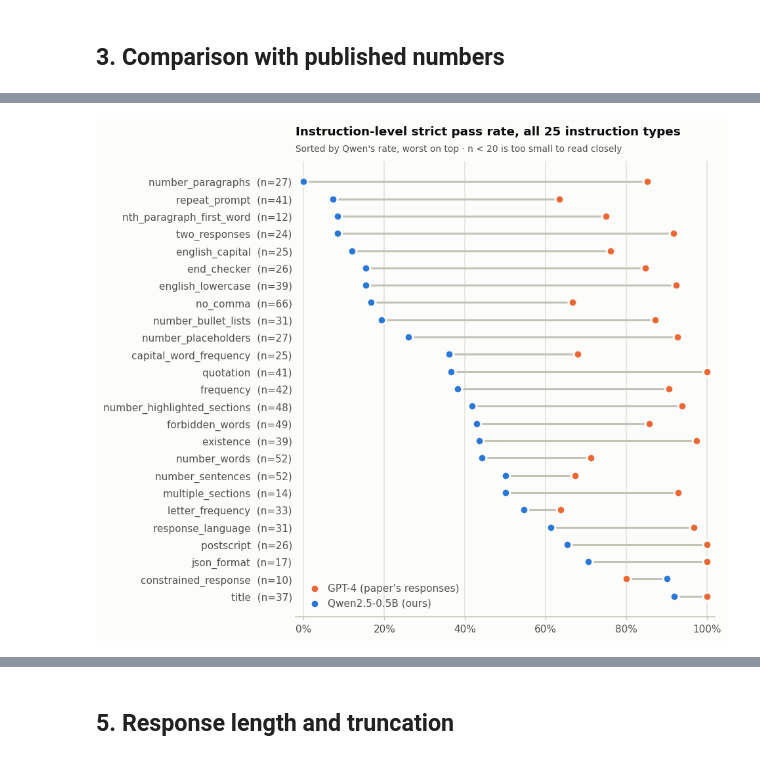
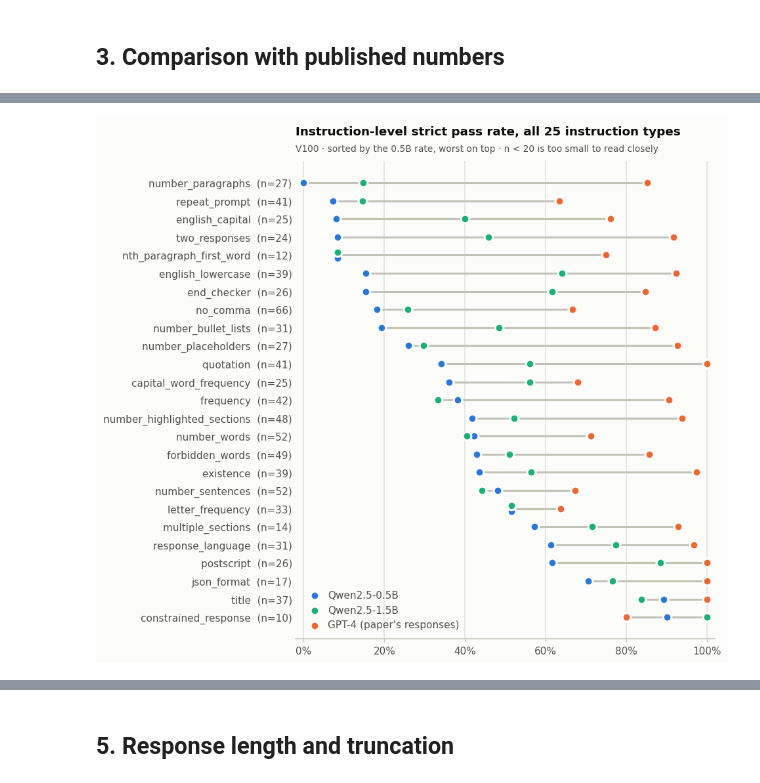
Before and after one commit to runjanna26/module_3_evaluation, a Jupyter notebook: report/evaluation_figures.ipynb, the cells around one changed output, grey strips where cells are left out. Drawn from its saved outputs; the diff is of its cells as text; code cells hidden in the pictures.

```diff
--- a/report/evaluation_figures.ipynb
+++ b/report/evaluation_figures.ipynb
@@ -221,22 +275,26 @@ table(["GPT-4", "Paper (Table 3)", "Our scorer", "Difference"],
 # %%
 base = four_metrics(BASELINE)
-fig, ax = plt.subplots(figsize=(7.5, 3.0))
+big = four_metrics(SCALE)
+fig, ax = plt.subplots(figsize=(7.5, 3.4))
 for y, name in enumerate(reversed(METRICS)):
-    k, n = base[name]
-    lo, hi = wilson(k, n)
-    ax.plot([100 * lo, 100 * hi], [y, y], color=QWEN, lw=2, solid_capstyle="round", zorder=2)
-    ax.scatter([100 * k / n], [y], color=QWEN, **DOT)
-    ax.text(100 * hi + 1.5, y, f"{100 * k / n:.1f}%", va="center", color=INK, fontsize=9.5)
+    for offset, metrics, colour in [(0.14, base, QWEN), (-0.14, big, QWEN15)]:
+        k, n = metrics[name]
+        lo, hi = wilson(k, n)
+        ax.plot([100 * lo, 100 * hi], [y + offset] * 2, color=colour, lw=2,
+                solid_capstyle="round", zorder=2)
+        ax.scatter([100 * k / n], [y + offset], color=colour, **DOT,
+                   label=None if y else ("Qwen2.5-0.5B" if colour == QWEN else "Qwen2.5-1.5B"))
+        ax.text(100 * hi + 1.2, y + offset, f"{100 * k / n:.1f}%", va="center", fontsize=9)
 ax.set_yticks(range(len(METRICS)), list(reversed(METRICS)))
 ax.tick_params(axis="y", length=0)
-ax.set_xlim(0, 60)
+ax.set_xlim(0, 70)
 ax.xaxis.set_major_formatter(PercentFormatter(decimals=0))
 ax.grid(axis="y", visible=False)
-title(ax, "Qwen2.5-0.5B-Instruct on IFEval",
-      "Accuracy with 95% Wilson interval · 541 prompts, 834 instructions · greedy, fp16")
+ax.legend(loc="upper right", labelcolor=INK_2, handletextpad=0.3)
+title(ax, "Qwen2.5 on IFEval, NVIDIA V100",
+      "Accuracy with 95% Wilson interval · 541 prompts, 834 instructions · greedy, fp16, batch 8")
 save(fig, "01_headline_metrics")
 
-table(["Metric", "Accuracy", "95% CI", "Passed / total"],
-      [[x, pct(*base[x]), "–".join(f"{100 * v:.1f}%" for v in wilson(*base[x])),
-        f"{base[x][0]} / {base[x][1]}"] for x in METRICS])
+table(["Metric", "0.5B", "0.5B 95% CI", "1.5B", "1.5B 95% CI"],
+      [[x, pct(*base[x]), ci(*base[x]), pct(*big[x]), ci(*big[x])] for x in METRICS])
 # %% [output]
@@ -344,12 +418,13 @@ table(["Category", "n", "Qwen 0.5B", "GPT-4", "Gap (points)"],
 # %%
-q_type = rates_by(BASELINE, lambda iid: iid)
-g_type = rates_by(REF, lambda iid: iid)
-order = dumbbell(q_type, g_type, lambda g: f"{g.split(':')[1]}  (n={q_type[g][1]})",
+q_type, s_type, g_type = rates_by(BASELINE, str), rates_by(SCALE, str), rates_by(REF, str)
+order = dumbbell([("Qwen2.5-0.5B", q_type, QWEN), ("Qwen2.5-1.5B", s_type, QWEN15),
+                  ("GPT-4 (paper's responses)", g_type, GPT4)],
+                 lambda g: f"{g.split(':')[1]}  (n={q_type[g][1]})",
                  "Instruction-level strict pass rate, all 25 instruction types",
-                 "Sorted by Qwen's rate, worst on top · n < 20 is too small to read closely",
-                 "04_by_instruction_type", 8.2)
-table(["Instruction type", "n", "Qwen 0.5B", "GPT-4"],
-      [[f"`{g}`", q_type[g][1], f"{pct(*q_type[g])} ({q_type[g][0]}/{q_type[g][1]})", pct(*g_type[g])]
-       for g in reversed(order)])
+                 "V100 · sorted by the 0.5B rate, worst on top · n < 20 is too small to read closely",
+                 "04_by_instruction_type", 8.6)
+table(["Instruction type", "n", "Qwen 0.5B", "Qwen 1.5B", "GPT-4"],
+      [[f"`{g}`", q_type[g][1], f"{pct(*q_type[g])} ({q_type[g][0]}/{q_type[g][1]})",
+        pct(*s_type[g]), pct(*g_type[g])] for g in reversed(order)])
 # %% [output]
-[figure, old version]
+[figure, new version]
```
Also changed, not shown: parts of 20 cells of this notebook, 10 other files.
